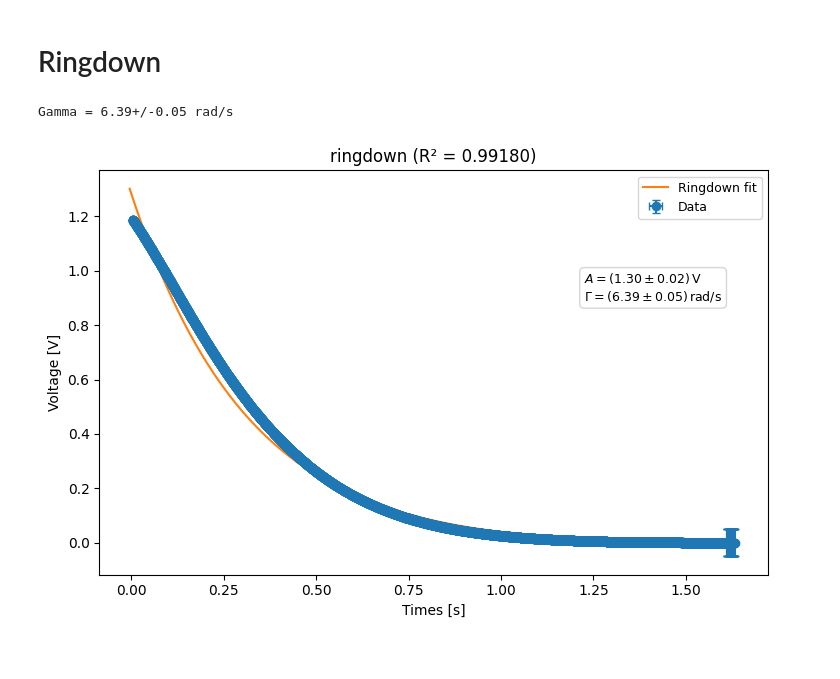
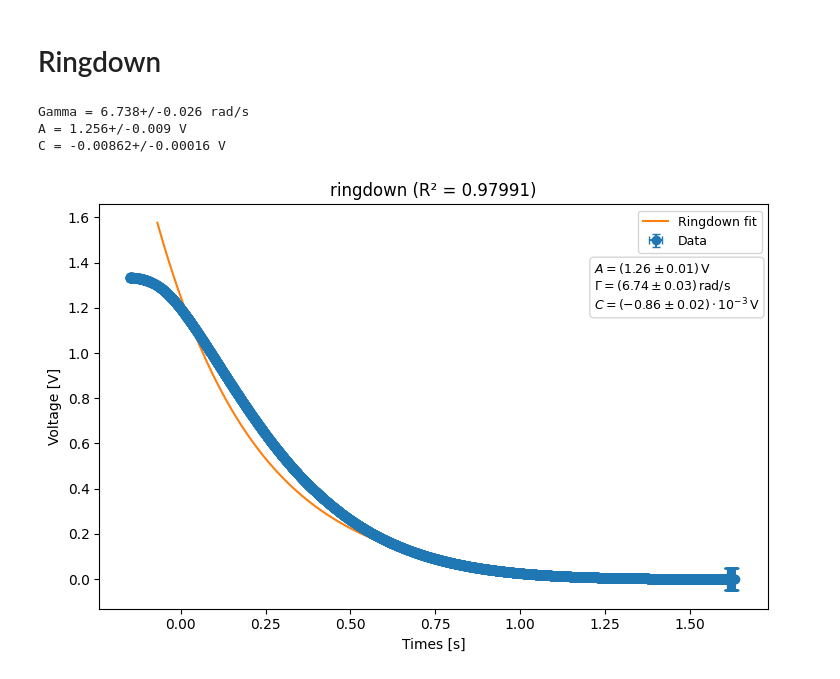
Before and after one commit to Mhfd10/P1_ETHZ, a Jupyter notebook: Mechanical_Resonator/main.ipynb, the cells around one changed output. Saved outputs shown, nothing was run; the diff lists cells and outputs as text; code cells hidden in the pictures.

```diff
--- a/Mechanical_Resonator/main.ipynb
+++ b/Mechanical_Resonator/main.ipynb
@@ -249,7 +256,8 @@ Phase_rad_u = unumpy.uarray(Phase_rad, Phase_rad_err)
 p0 = [2*np.pi*835, 100, 1157050000, 830]
 fit_resonance_Amplitude(omega_u, A_v_u, p0, "FRA")
 
-p0 = [2*np.pi*836, 44, np.pi+0.7]
-fit_resonance_phase(omega_u[200:400], Phase_rad_u[200:400], p0, "FRA")
+#p0 = [2*np.pi*836, 4, np.pi+0.6]
+p0 = [2*np.pi*836, 4, np.pi, -0.001]
+fit_resonance_phase(omega_u, Phase_rad_u, p0, "FRA")
 # %% [output]
 f0 = 836.19+/-0.05 Hz
@@ -268,7 +280,7 @@ def ringdown(beta, t):
 
 def fit_ringdown(t_u, A_V_u, p0):
     model = odr.Model(ringdown)
-    data = odr.RealData(unumpy.nominal_values(t_u), unumpy.nominal_values(A_V_u), sx=unumpy.std_devs(t_u), sy=unumpy.std_devs(A_V_u))
+    data = odr.RealData(unumpy.nominal_values(t_u)[441:], unumpy.nominal_values(A_V_u)[441:], sx=unumpy.std_devs(t_u), sy=unumpy.std_devs(A_V_u)) # daten zuschneiden
     odr_run = odr.ODR(data, model, beta0=p0).run()
 
     A_fit, gamma_fit, C_fit = odr_run.beta
@@ -276,27 +288,28 @@ def fit_ringdown(t_u, A_V_u, p0):
 
     A = ufloat(A_fit, A_err)
     gamma = ufloat(gamma_fit, gamma_err)
+    C = ufloat(C_fit, C_err)
 
     # r2-score
-    y_hat = ringdown(odr_run.beta, unumpy.nominal_values(t_u))
-    ss_res = np.sum((unumpy.nominal_values(A_V_u) - y_hat)**2)
-    ss_tot = np.sum((unumpy.nominal_values(A_V_u) - np.mean(unumpy.nominal_values(A_V_u)))**2)
+    y_hat = ringdown(odr_run.beta, unumpy.nominal_values(t_u)[441:])
+    ss_res = np.sum((unumpy.nominal_values(A_V_u[441:]) - y_hat)**2)
+    ss_tot = np.sum((unumpy.nominal_values(A_V_u[441:]) - np.mean(unumpy.nominal_values(A_V_u)[441:]))**2)
     r_squared = 1.0 - ss_res/ss_tot
 
-    print(f"Gamma = {gamma:.2f} rad/s")
+    print(f"Gamma = {gamma} rad/s")
+    print(f"A = {A} V")
+    print(f"C = {C} V")
 
     # plot
     t_min, t_max = np.min(unumpy.nominal_values(t_u)), np.max(unumpy.nominal_values(t_u))
     t_pad = 0.005 * (t_max - t_min)
     t_fit = np.linspace(t_min - t_pad, t_max + t_pad, 1000)
 
-    A_fit  = ringdown([A_fit, gamma_fit, C_fit], t_fit)
-    A_p0 = ringdown(p0, t_fit)
+    A_fit  = ringdown([A_fit, gamma_fit, C_fit], t_fit[50:]) # only calculate part of the fit
 
     plt.figure(figsize=(7.5, 5))
     plt.errorbar(unumpy.nominal_values(t_u), unumpy.nominal_values(A_V_u), xerr=unumpy.std_devs(t_u), yerr=unumpy.std_devs(A_V_u), fmt='o', capsize=3, label='Data')
-    plt.plot(t_fit, A_fit, '-', label=rf"Ringdown fit")
-    #plt.plot(t_fit, A_p0, '-', label=rf"p0 fit")
+    plt.plot(t_fit[50:], A_fit, '-', label=rf"Ringdown fit") # only plot part of the fit
     plt.xlabel('Times [s]')
     plt.ylabel('Voltage [V]')
     plt.title(f'ringdown (R² = {r_squared:.5f})')
@@ -319,12 +332,13 @@ def fit_ringdown(t_u, A_V_u, p0):
     text_box = '\n'.join((
         rf'$A = ({A.n:.2f} \pm {A.s:.2f}) \, \mathrm{{V}}$',
         rf'$\Gamma = ({gamma.n:.2f} \pm {gamma.s:.2f})\,\mathrm{{rad/s}}$',
+        rf'$C = ({C.n*100:.2f} \pm {C.s*100:.2f}) \cdot 10^{{-3}} \, \mathrm{{V}}$',
     ))
 
     # ---- Add matching text box ----
     plt.text(
-        0.725, # x
-        0.67, # y
+        0.74, # x
+        0.73, # y
         text_box,
         transform=plt.gca().transAxes,
         fontsize=9,
@@ -337,23 +351,24 @@ def fit_ringdown(t_u, A_V_u, p0):
 # %%
 file_path = "ringdown_high.csv"
 df = pd.read_csv(file_path, comment="%", sep=",", header=None, names=["Time (s)", "Probe A (V)", "Probe B (V)"]) # dateien einlesen
 
 cols = ["Probe B (V)"]
 df[cols] = df[cols].apply(lambda col: pd.to_numeric(col.astype(str).str.strip(), errors="coerce")) # get rid of spaces and convert anything to numbers
 
 data = df.dropna(subset=["Probe B (V)"])
 t = np.array(data["Time (s)"].values)
 A_V = np.array(data["Probe B (V)"].values)
 
 t_err = np.array([uncertainty_approx(i) for i in t])
 A_V_err = np.array([uncertainty_approx(i) for i in A_V])
 
 t_u = unumpy.uarray(t, t_err)
 A_V_u = unumpy.uarray(A_V, A_V_err)
 
 p0 = [1,20,1]
-fit_ringdown(t_u[15341:20000], A_V_u[15341:20000], p0)
-#fit_ringdown(t_u[425:725], A_V_u[425:725], p0)
+fit_ringdown(t_u[14900:20000], A_V_u[14900:20000], p0) # daten zuschneiden
 # %% [output]
-Gamma = 6.39+/-0.05 rad/s
+Gamma = 6.738+/-0.026 rad/s
+A = 1.256+/-0.009 V
+C = -0.00862+/-0.00016 V
-[figure, old version]
+[figure, new version]
```
Also changed, not shown: parts of 4 cells of this notebook, 3 other files.
